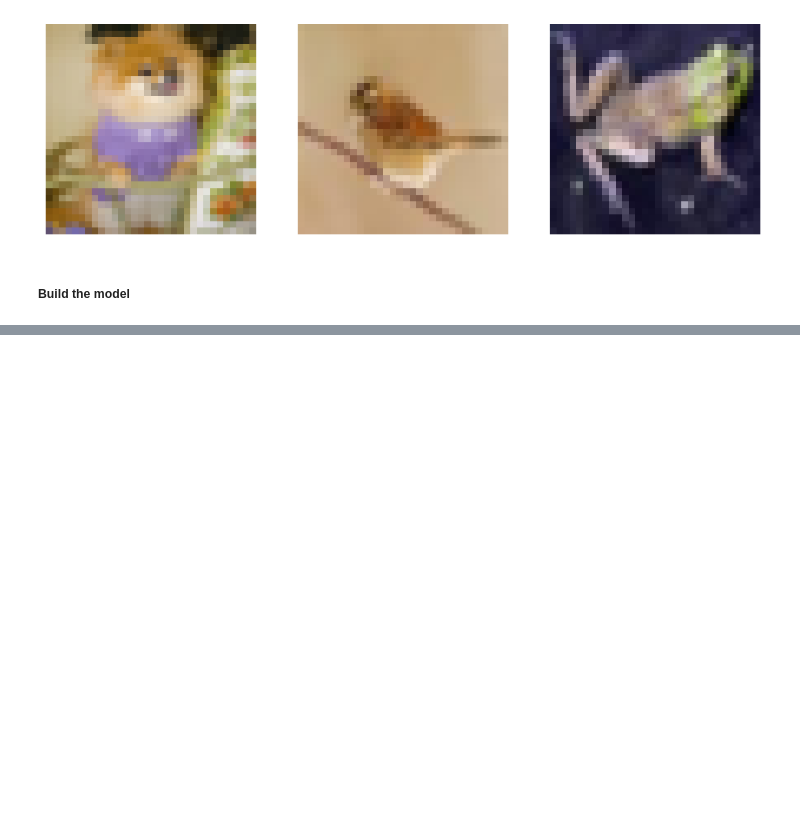
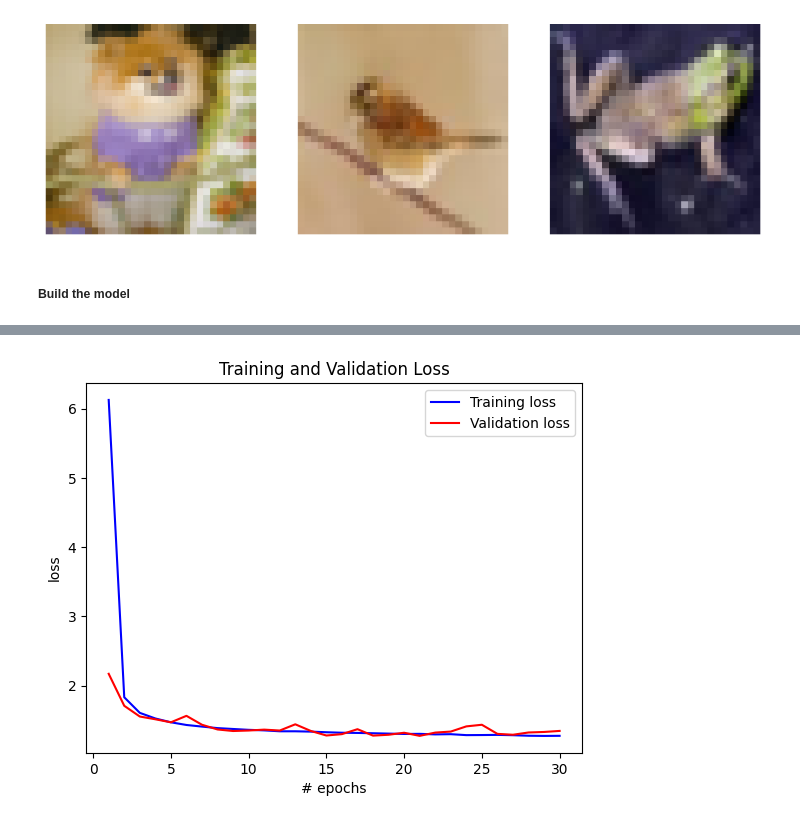
Before and after one commit to prashalruchiranga/CIFAR-10-Image-Classification, a Jupyter notebook: index.ipynb, the cells around one changed output, grey strips where cells are left out. Drawn from its saved outputs; the diff is of its cells as text; code cells hidden in the pictures; blank space fills up the shorter version.

```diff
--- a/index.ipynb
+++ b/index.ipynb
@@ -66,21 +66,25 @@ plt.show()
 # %% [markdown]
 ##### Build the model
 # %%
-from keras.layers import Input, Dense, Lambda, Flatten, Conv2D, MaxPooling2D
+from keras.layers import Input, Dense, Lambda, Flatten, Conv2D, MaxPooling2D, Dropout
 from keras import Model
+from keras import regularizers
 
 img_dim = (32, 32, 3)
 kernel_size = (3, 3)
 pool_size = (2, 2)
 
-input_ = Input(shape=X_train.shape[1:], name='input_layer')
-conv2d_1 = Conv2D(filters=32, kernel_size=kernel_size, activation='relu', name='conv_layer_1')(input_)
-pooling_1 = MaxPooling2D(pool_size=pool_size, name='pooling_payer_1')(conv2d_1)
-conv2d_2 = Conv2D(filters=64, kernel_size=kernel_size, activation='relu', name='conv_layer_2')(pooling_1)
-pooling_2 = MaxPooling2D(pool_size=pool_size, name='pooling_layer_2')(conv2d_2)
-flatten = Flatten(name='flatten_layer')(pooling_2)
-dense = Dense(100, activation='relu', name='fully_connected_layer')(flatten)
-output = Dense(10, activation='softmax', name='output_layer')(dense)
+input_ = Input(shape=X_train.shape[1:])
+conv2d_1 = Conv2D(filters=32, kernel_size=kernel_size, activation='relu')(input_)
+pooling_1 = MaxPooling2D(pool_size=pool_size)(conv2d_1)
+conv2d_2 = Conv2D(filters=64, kernel_size=kernel_size, activation='relu')(pooling_1)
+pooling_2 = MaxPooling2D(pool_size=pool_size)(conv2d_2)
+conv2d_3 = Conv2D(filters=128, kernel_size=kernel_size, activation='relu')(pooling_2)
+pooling_3 = MaxPooling2D(pool_size=pool_size)(conv2d_3)
+flatten = Flatten()(pooling_2)
+dense_1 = Dense(400, activation='relu', kernel_regularizer=regularizers.L2(2e-2))(flatten)
+dense_2 = Dense(200, activation='relu', kernel_regularizer=regularizers.L2(1e-2))(dense_1)
+output = Dense(10, activation='softmax')(dense_2)
 model = Model(inputs=[input_], outputs=[output])
 # %%
 model.summary()
@@ -103,2 +107,7 @@ Trainable params: 250902 (980.09 KB)
 Non-trainable params: 0 (0.00 Byte)
 _________________________________________________________________
+# %%
+from keras.optimizers import SGD
+
+model.compile(loss='sparse_categorical_crossentropy', optimizer=SGD(learning_rate=0.05), metrics=['accuracy'])
+history = model.fit(X_train, y_train, epochs=30, validation_data=(X_valid, y_valid))
@@ -104,0 +133,11 @@ _________________________________________________________________
+# %%
+epochs = range(1, len(history.history["loss"])+1)
+plt.plot(epochs, history.history["loss"], "b", label="Training loss")
+plt.plot(epochs, history.history["val_loss"], "r", label="Validation loss")
+plt.title("Training and Validation Loss")
+plt.xlabel("# epochs")
+plt.ylabel("loss")
+plt.legend()
+plt.show()
+# %% [output]
+[figure, added]
```
Also changed, not shown: parts of 6 cells of this notebook.
